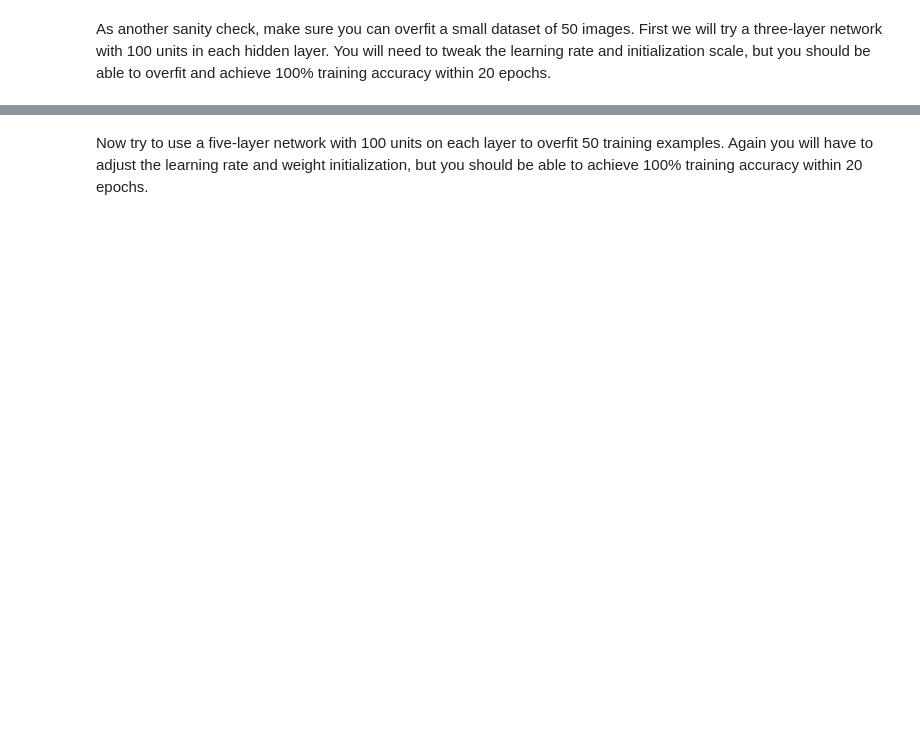
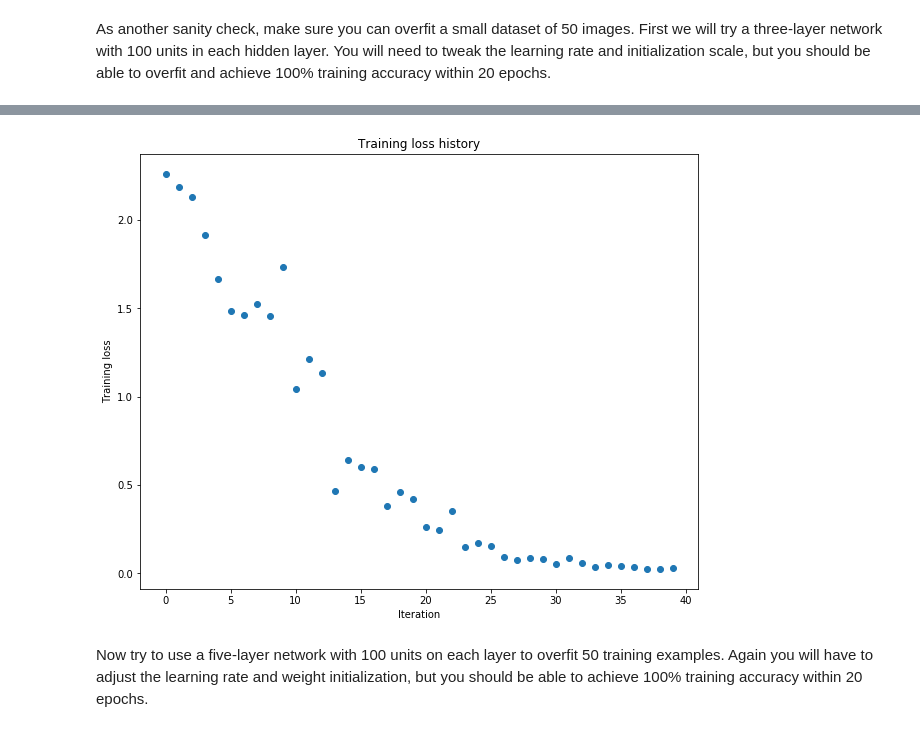
Before and after one commit to jshuhnow/AI-Study, a Jupyter notebook: dev/assignment2/FullyConnectedNets.ipynb, the cells around one changed output, grey strips where cells are left out. Saved outputs shown, nothing was run; the diff lists cells and outputs as text; code cells hidden in the pictures; blank space fills up the shorter version.

```diff
--- a/dev/assignment2/FullyConnectedNets.ipynb
+++ b/dev/assignment2/FullyConnectedNets.ipynb
@@ -387,7 +430,7 @@ small_data = {
 }
 
 weight_scale = 1e-2
-learning_rate = 1e-4
+learning_rate = 1e-2
 model = FullyConnectedNet([100, 100],
               weight_scale=weight_scale, dtype=np.float64)
 solver = Solver(model, small_data,
@@ -404,3 +447,4 @@ plt.title('Training loss history')
 plt.xlabel('Iteration')
 plt.ylabel('Training loss')
 plt.show()
+# %% [output]
@@ -407,3 +468,4 @@ plt.show()
+[figure, added]
 # %% [markdown]
 Now try to use a five-layer network with 100 units on each layer to overfit 50 training examples. Again you will have to adjust the learning rate and weight initialization, but you should be able to achieve 100% training accuracy within 20 epochs.
 # %%
```
Also changed, not shown: parts of 8 cells of this notebook, 1 other file.
